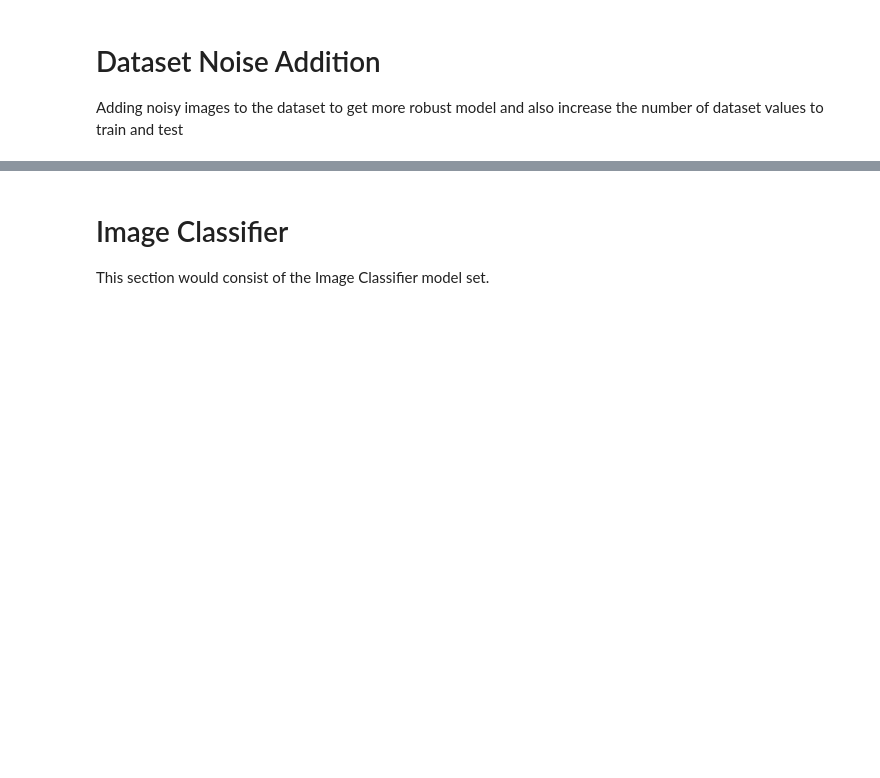
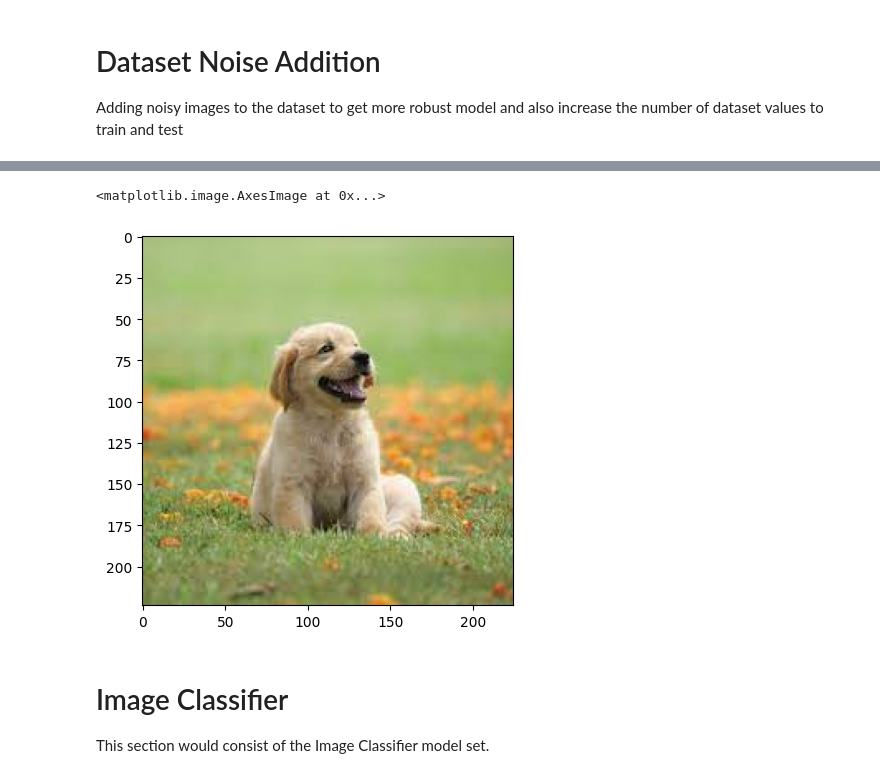
Before and after one commit to AnubhavKandwal/ImageClassifier, a Jupyter notebook: Untitled.ipynb, the cells around one changed output, grey strips where cells are left out. Drawn from its saved outputs; the diff is of its cells as text; code cells hidden in the pictures; blank space fills up the shorter version.

```diff
--- a/Untitled.ipynb
+++ b/Untitled.ipynb
@@ -202,3 +159,10 @@ plot_images(dataset, n_images=8, samples_per_image=10)
+# %%
+doge = image_augmentation(dog)
+pic = (lambda x: doge.flip())(dog)
+plt.imshow(pic)
+# %% [output]
+<matplotlib.image.AxesImage at 0x...>
+[figure, added]
 # %% [markdown]
 # Image Classifier
 This section would consist of the Image Classifier model set.
```
Also changed, not shown: parts of 2 cells of this notebook.
